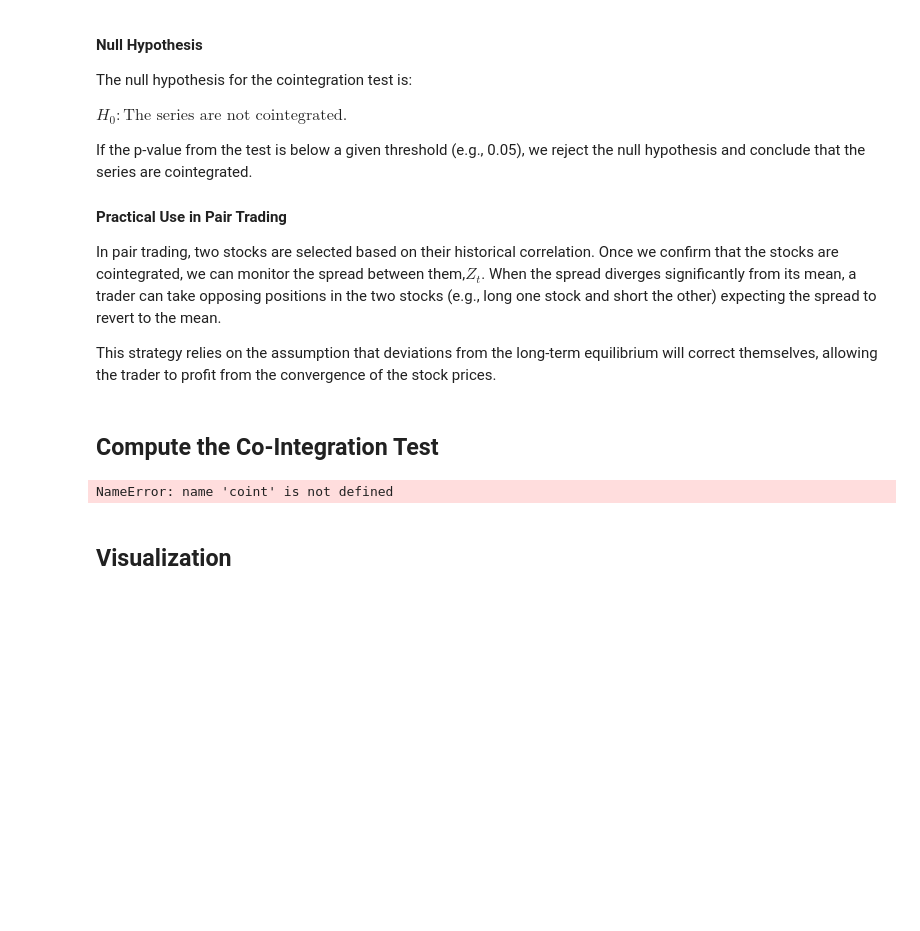
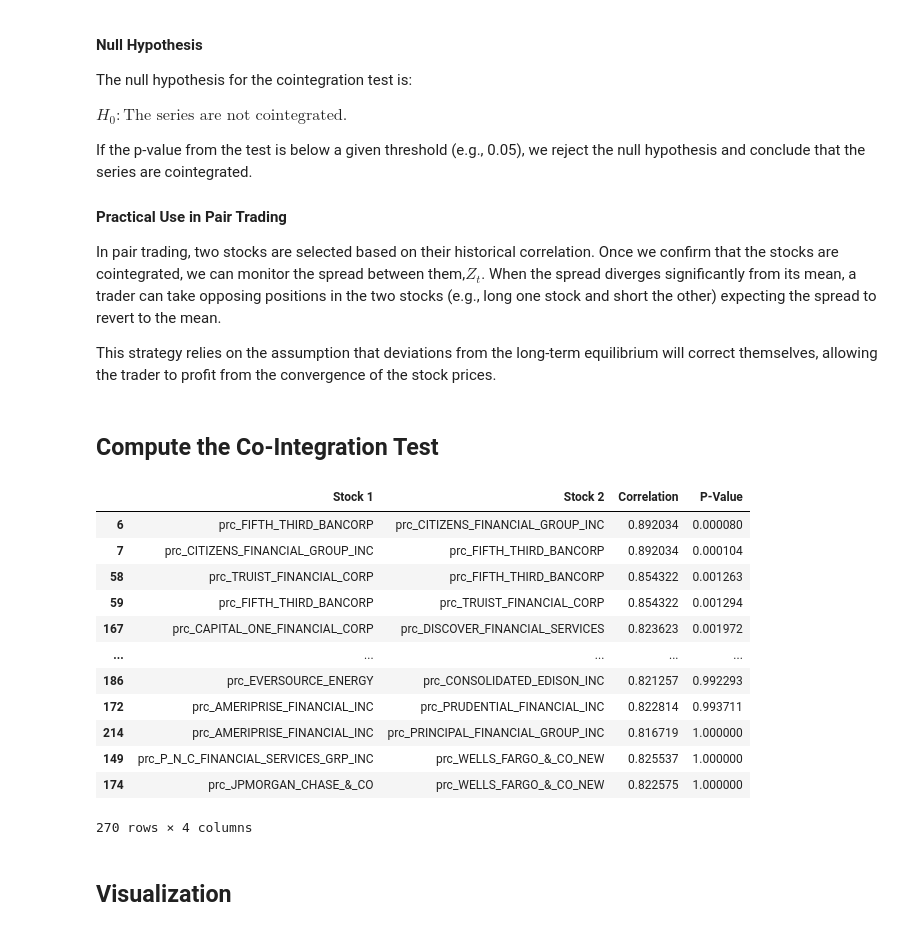
Before and after one commit to edward-lucyszyn/ddmif-project, a Jupyter notebook: pair_trading.ipynb, the cells around one changed output. Cells and saved outputs as stored; diff of their text form; code cells hidden in the pictures; blank space fills up the shorter version.

```diff
--- a/pair_trading.ipynb
+++ b/pair_trading.ipynb
@@ -534,35 +529,47 @@ def add_test_cointegration_pairs(stock_data, high_correlation_return):
         stock_2 = row['Stock 2']
         correlation = row['Correlation']
 
         # Get the stock price data for the two stocks
         stock_1_prices = stock_data[stock_1]
         stock_2_prices = stock_data[stock_2]
 
         # Drop rows where either stock has missing (NaN) values
         combined_data = pd.concat([stock_1_prices, stock_2_prices], axis=1).dropna()
 
         # Re-extract clean series
         stock_1_clean = combined_data.iloc[:, 0]
         stock_2_clean = combined_data.iloc[:, 1]
 
         # Perform the cointegration test on the clean data
-        score, p_value, _ = coint(stock_1_clean, stock_2_clean)
+        score, p_value, _ = sm.tsa.stattools.coint(stock_1_clean, stock_2_clean)
 
         cointegrated_pairs.append([stock_1, stock_2, correlation, p_value])
 
     # Create a DataFrame to store the results
     df_cointegration = pd.DataFrame(cointegrated_pairs, columns=['Stock 1', 'Stock 2', 'Correlation', 'P-Value'])
 
     # Sort by p-value in ascending order (lower p-values indicate stronger cointegration)
     df_cointegration.sort_values('P-Value', ascending=True, inplace=True)
 
     return df_cointegration
 
 
 pairs_correlated = add_test_cointegration_pairs(stock_prices_SP500, pairs_correlated)
 pairs_correlated
 # %% [output]
+|  | Stock 1 | Stock 2 | Correlation | P-Value |
+| 6 | prc_FIFTH_THIRD_BANCORP | prc_CITIZENS_FINANCIAL_GROUP_INC | 0.892034 | 0.000080 |
+| 7 | prc_CITIZENS_FINANCIAL_GROUP_INC | prc_FIFTH_THIRD_BANCORP | 0.892034 | 0.000104 |
+| 58 | prc_TRUIST_FINANCIAL_CORP | prc_FIFTH_THIRD_BANCORP | 0.854322 | 0.001263 |
+| 59 | prc_FIFTH_THIRD_BANCORP | prc_TRUIST_FINANCIAL_CORP | 0.854322 | 0.001294 |
+| 167 | prc_CAPITAL_ONE_FINANCIAL_CORP | prc_DISCOVER_FINANCIAL_SERVICES | 0.823623 | 0.001972 |
+| ... | ... | ... | ... | ... |
+| 186 | prc_EVERSOURCE_ENERGY | prc_CONSOLIDATED_EDISON_INC | 0.821257 | 0.992293 |
+| 172 | prc_AMERIPRISE_FINANCIAL_INC | prc_PRUDENTIAL_FINANCIAL_INC | 0.822814 | 0.993711 |
+| 214 | prc_AMERIPRISE_FINANCIAL_INC | prc_PRINCIPAL_FINANCIAL_GROUP_INC | 0.816719 | 1.000000 |
+| 149 | prc_P_N_C_FINANCIAL_SERVICES_GRP_INC | prc_WELLS_FARGO_&_CO_NEW | 0.825537 | 1.000000 |
+| 174 | prc_JPMORGAN_CHASE_&_CO | prc_WELLS_FARGO_&_CO_NEW | 0.822575 | 1.000000 |
-NameError: name 'coint' is not defined
+270 rows × 4 columns
 # %% [markdown]
 ## Visualization
 # %%
```
Also changed, not shown: parts of 13 cells of this notebook, 9 other files.
